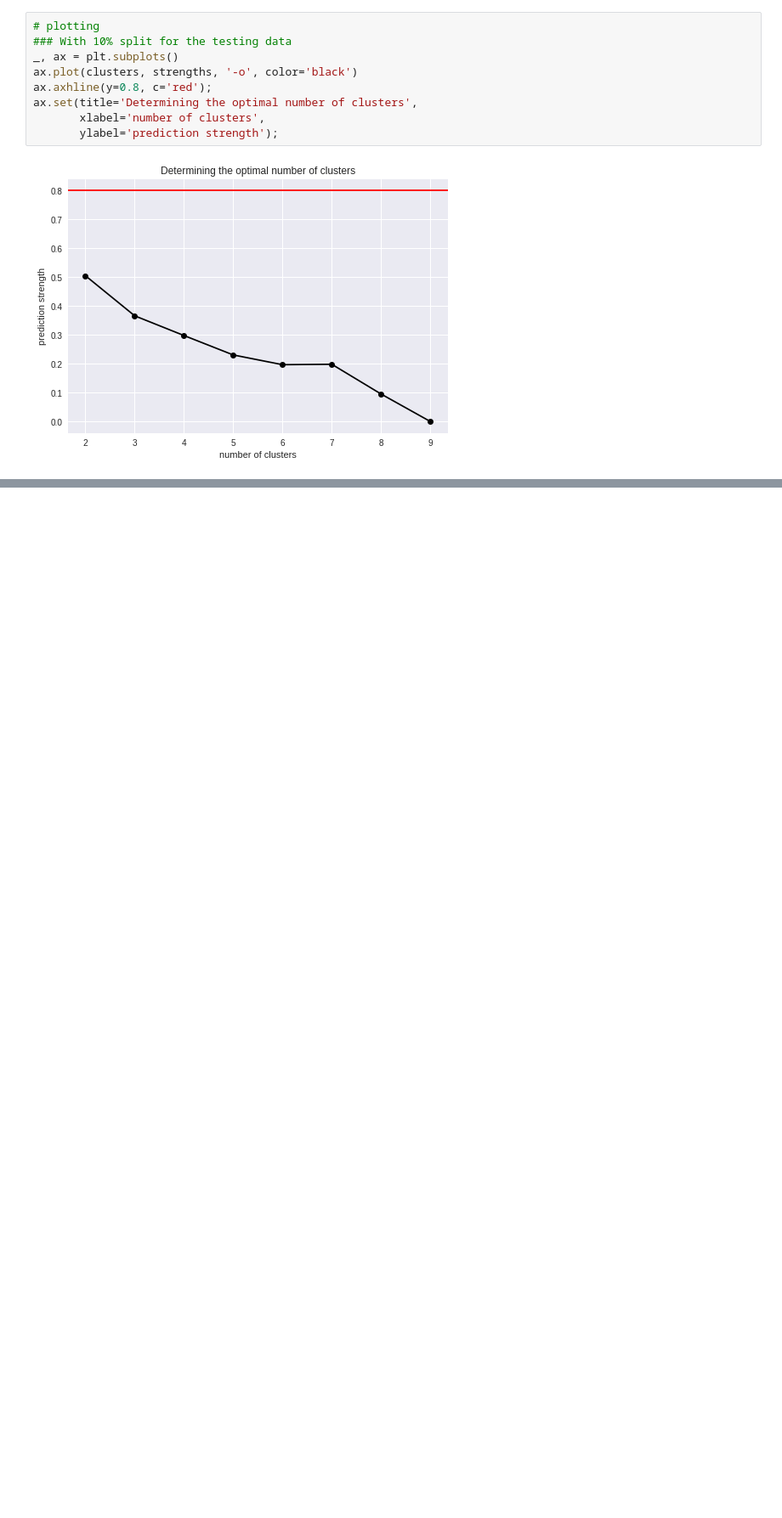
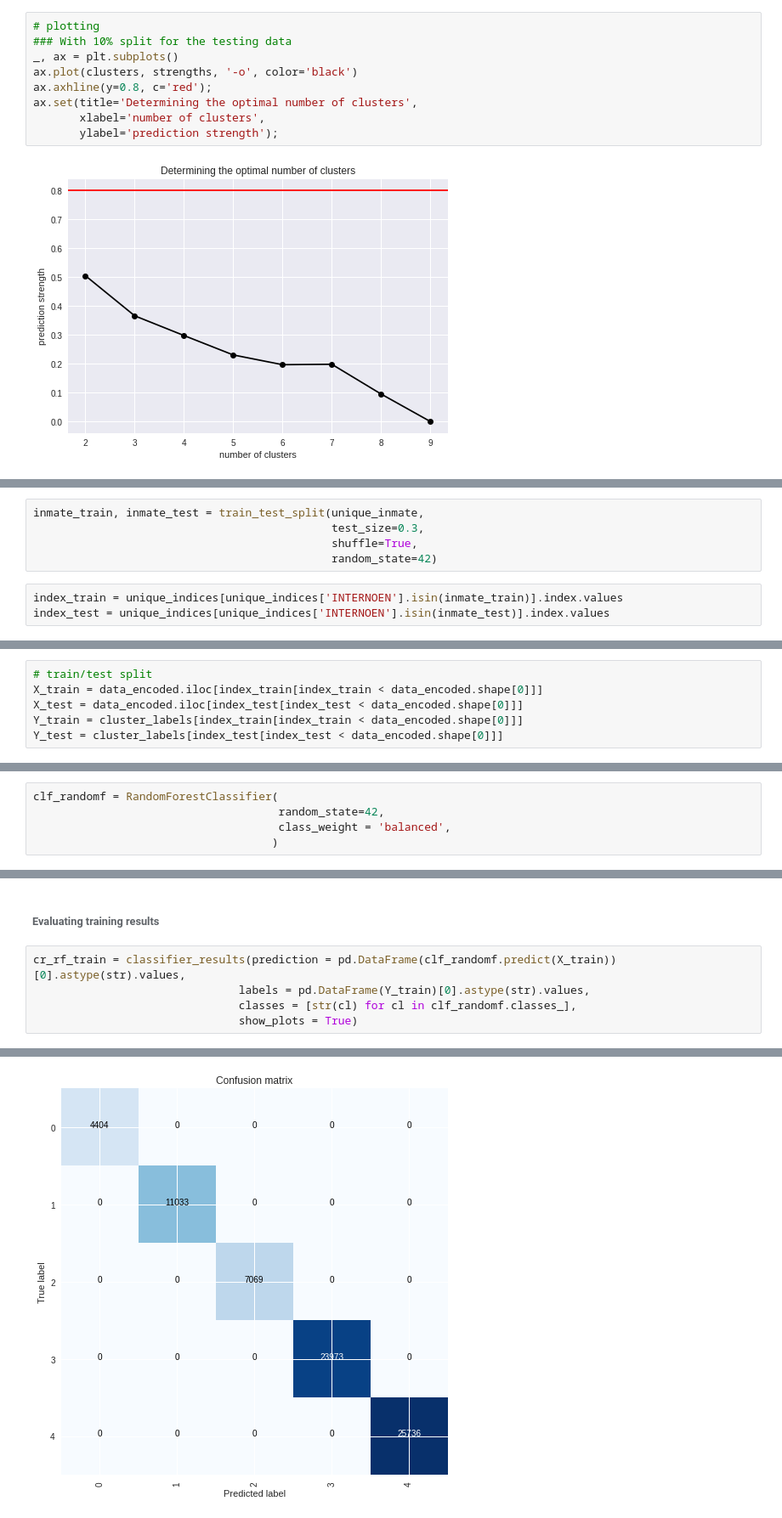
Before and after one commit to dehoyosb/MinJusticia_team77_DS4A_Project, a Jupyter notebook: unsupervised_daniel_v2.ipynb, the cells around one changed output, grey strips where cells are left out. Shown at 85% size. Cells and saved outputs as stored; diff of their text form; blank space fills up the shorter version.

```diff
--- a/unsupervised_daniel_v2.ipynb
+++ b/unsupervised_daniel_v2.ipynb
@@ -659,0 +691,8 @@ ax.set(title='Determining the optimal number of clusters',
+# %%
+inmate_train, inmate_test = train_test_split(unique_inmate,
+                                             test_size=0.3,
+                                             shuffle=True,
+                                             random_state=42)
+# %%
+index_train = unique_indices[unique_indices['INTERNOEN'].isin(inmate_train)].index.values
+index_test = unique_indices[unique_indices['INTERNOEN'].isin(inmate_test)].index.values
@@ -659,0 +707,6 @@ ax.set(title='Determining the optimal number of clusters',
+# %%
+# train/test split
+X_train = data_encoded.iloc[index_train[index_train < data_encoded.shape[0]]]
+X_test = data_encoded.iloc[index_test[index_test < data_encoded.shape[0]]]
+Y_train = cluster_labels[index_train[index_train < data_encoded.shape[0]]]
+Y_test = cluster_labels[index_test[index_test < data_encoded.shape[0]]]
@@ -659,0 +730,5 @@ ax.set(title='Determining the optimal number of clusters',
+# %%
+clf_randomf = RandomForestClassifier(
+                                     random_state=42,
+                                     class_weight = 'balanced',
+                                    )
@@ -659,0 +756,8 @@ ax.set(title='Determining the optimal number of clusters',
+# %% [markdown]
+###### Evaluating training results
+# %%
+cr_rf_train = classifier_results(prediction = pd.DataFrame(clf_randomf.predict(X_train))[0].astype(str).values,
+                               labels = pd.DataFrame(Y_train)[0].astype(str).values,
+                               classes = [str(cl) for cl in clf_randomf.classes_],
+                               show_plots = True)
+# %% [output]
@@ -659,0 +777 @@ ax.set(title='Determining the optimal number of clusters',
+[figure, added]
```
Also changed, not shown: parts of 68 cells of this notebook.
